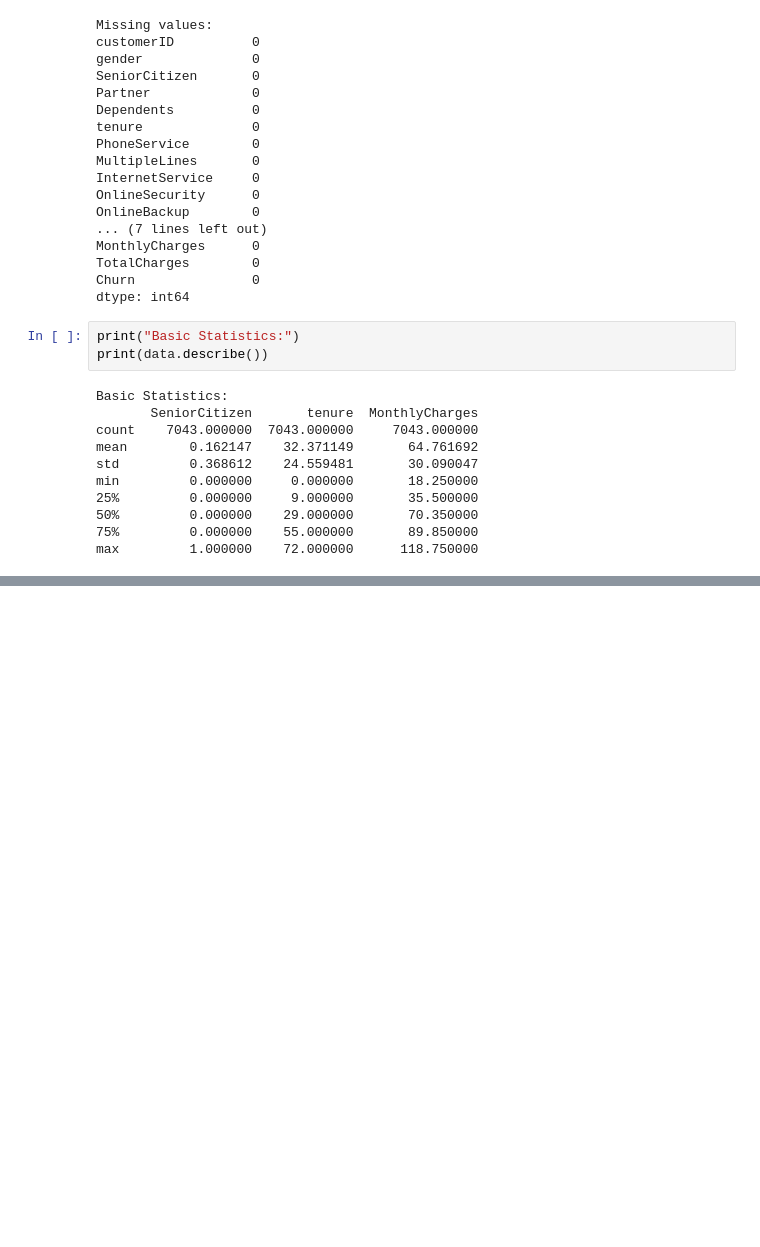
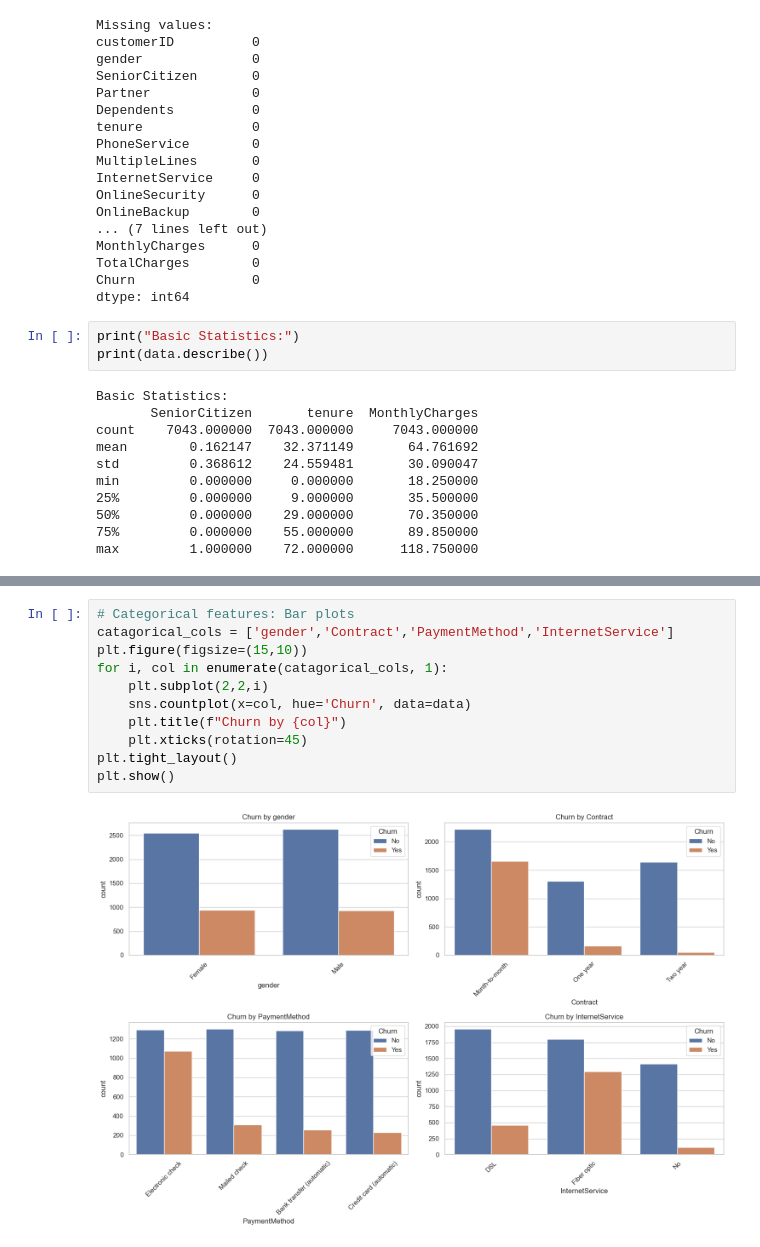
Before and after one commit to mehmoodahmed-0303/CustomerChurnPrediction, a Jupyter notebook: ChurnPrediction.ipynb, the cells around one changed output, grey strips where cells are left out. Cells and saved outputs as stored; diff of their text form; blank space fills up the shorter version.

```diff
--- a/ChurnPrediction.ipynb
+++ b/ChurnPrediction.ipynb
@@ -81,0 +116,13 @@ max         1.000000    72.000000      118.750000
+# %%
+# Categorical features: Bar plots
+catagorical_cols = ['gender','Contract','PaymentMethod','InternetService']
+plt.figure(figsize=(15,10))
+for i, col in enumerate(catagorical_cols, 1):
+    plt.subplot(2,2,i)
+    sns.countplot(x=col, hue='Churn', data=data)
+    plt.title(f"Churn by {col}")
+    plt.xticks(rotation=45)
+plt.tight_layout()
+plt.show()
+# %% [output]
+[figure, added]
```
Also changed, not shown: parts of 8 cells of this notebook.
